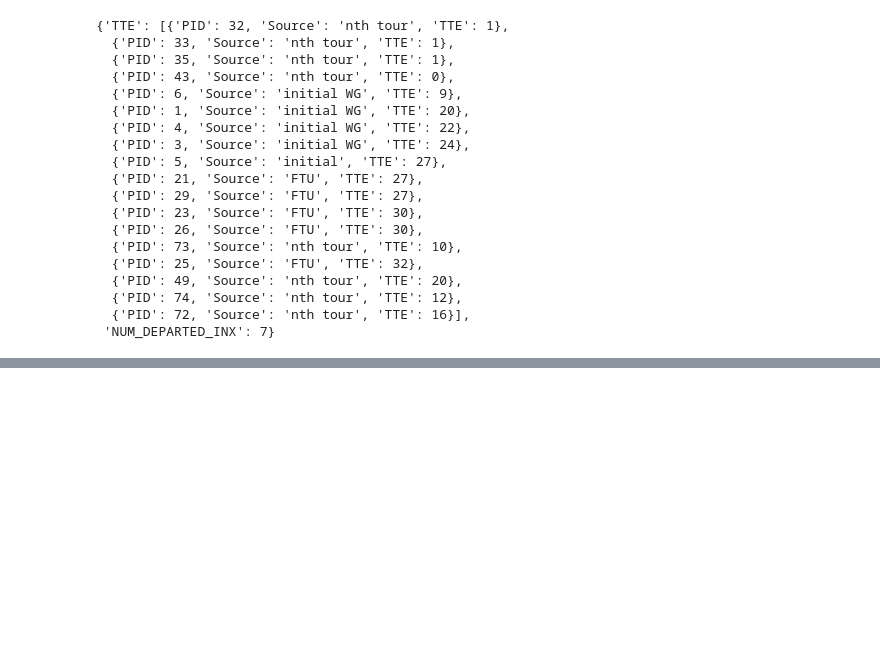
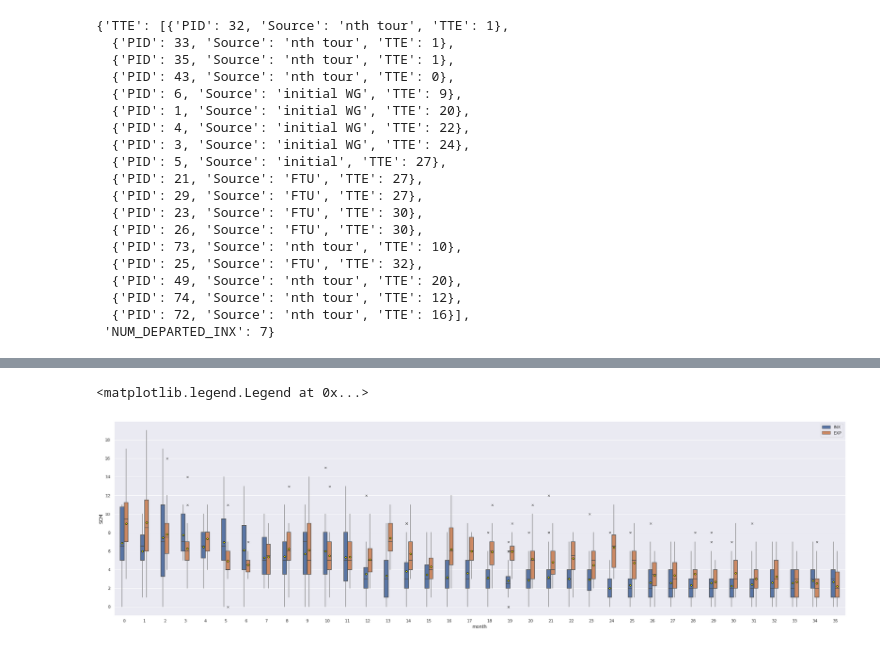
Before and after one commit to ialara/actf, a Jupyter notebook: absorption_e2e_prototype.ipynb, the cells around one changed output, grey strips where cells are left out. Saved outputs shown, nothing was run; the diff lists cells and outputs as text; code cells hidden in the pictures; blank space fills up the shorter version.

Commit message:
initial scm plots

```diff
--- a/absorption_e2e_prototype.ipynb
+++ b/absorption_e2e_prototype.ipynb
@@ -301,8 +297,8 @@ class Squadron:
 
         print(f'EOM INX sorties remaining: {INX_sorties_remaining}')
         print(f'EOM total sorties remaining: {sorties_remaining}')
-        scms_inx = [p.scm for p in self.pilots if not p.experienced]
-        scms_exp = [p.scm for p in self.pilots if p.experienced]
+        scms_inx = np.asarray([p.scm for p in self.pilots if not p.experienced])
+        scms_exp = np.asarray([p.scm for p in self.pilots if p.experienced])
         print('EOM SCM summary:')
         print(f'--INX: min {min(scms_inx)} / mean {np.mean(scms_inx):.1f} / max {max(scms_inx)} / mode {Counter(scms_inx).most_common(1)}')
         print(f'--EXP: min {min(scms_exp)} / mean {np.mean(scms_exp):.1f} / max {max(scms_exp)} / mode {Counter(scms_exp).most_common(1)}')
@@ -340,7 +336,7 @@ class Squadron:
         exp = Counter(self._get_experience())
 
         exp_str = [f'{"EXP" if q else "INX":6s} -> {num:3d} | ' for q, num in exp.items()]
-        print('EXPR:', *exp_str, f'PILOTS -> {exp[True] + exp[False]} | {exp[True]/(exp[True]+exp[False])*100:.0f}% EXP')
+        print('EXPR:', *exp_str, f'PILOTS -> {exp[True] + exp[False]:3d} | {exp[True]/(exp[True]+exp[False])*100:.0f}% EXP')
         quals_str = [f'{q if q is not "" else "(none)":6s} -> {num:3d} | ' for q, num in quals.items()]
         print('QUAL:', *quals_str)
         ugs_str = [f'{q if q is not None else "(none)":6s} -> {num:3d} | ' for q, num in ugs.items()]
@@ -575,0 +577,5 @@ UPGS: (none) ->  74 |  FLUG   ->   7 |  MQT    ->   7 |  IPUG   ->   2 |
+# %%
+scm_inx = sim.monthly_stats['SCM_INX']
+scm_exp = sim.monthly_stats['SCM_EXP']
+
+len(scm_inx + scm_exp)
@@ -575,0 +584,5 @@ UPGS: (none) ->  74 |  FLUG   ->   7 |  MQT    ->   7 |  IPUG   ->   2 |
+# %%
+df = pd.DataFrame(scm_inx).T.melt(var_name='month', value_name='SCM')
+df['experience'] = 'INX'
+df = pd.concat([df, pd.DataFrame(scm_exp).T.melt(var_name='month', value_name='SCM')]).fillna({'experience': 'EXP'}).dropna(subset=['SCM'])
+df
@@ -575,0 +603,9 @@ UPGS: (none) ->  74 |  FLUG   ->   7 |  MQT    ->   7 |  IPUG   ->   2 |
+# %%
+plt.rcParams['figure.figsize'] = (30, 12)
+sns.set_theme()
+box = sns.catplot(data=df, y='SCM', x='month', hue='experience', kind='box', width=0.4, showmeans=True, showcaps=False, flierprops={'marker': 'x'}, meanprops={'marker': 'D', 'markeredgecolor': 'black', 'markerfacecolor': 'yellow', 'markersize': 4}, whiskerprops={'color': 'grey'}, height=8, aspect=3.5, legend=False)
+box.ax.yaxis.set_major_locator(matplotlib.ticker.MultipleLocator(2.0))
+plt.legend()
+# %% [output]
+<matplotlib.legend.Legend at 0x...>
+[figure, added]
```
Also changed, not shown: parts of 9 cells of this notebook.
